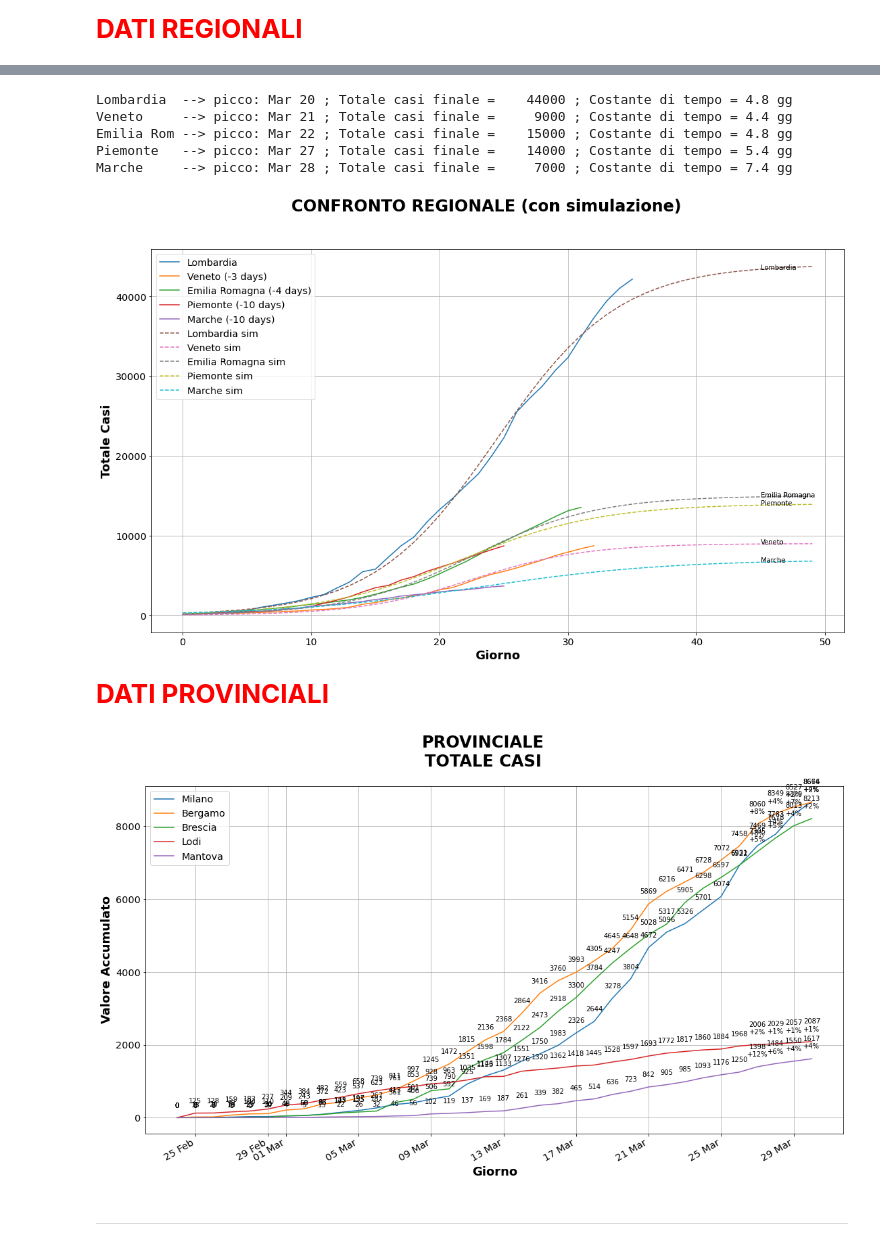
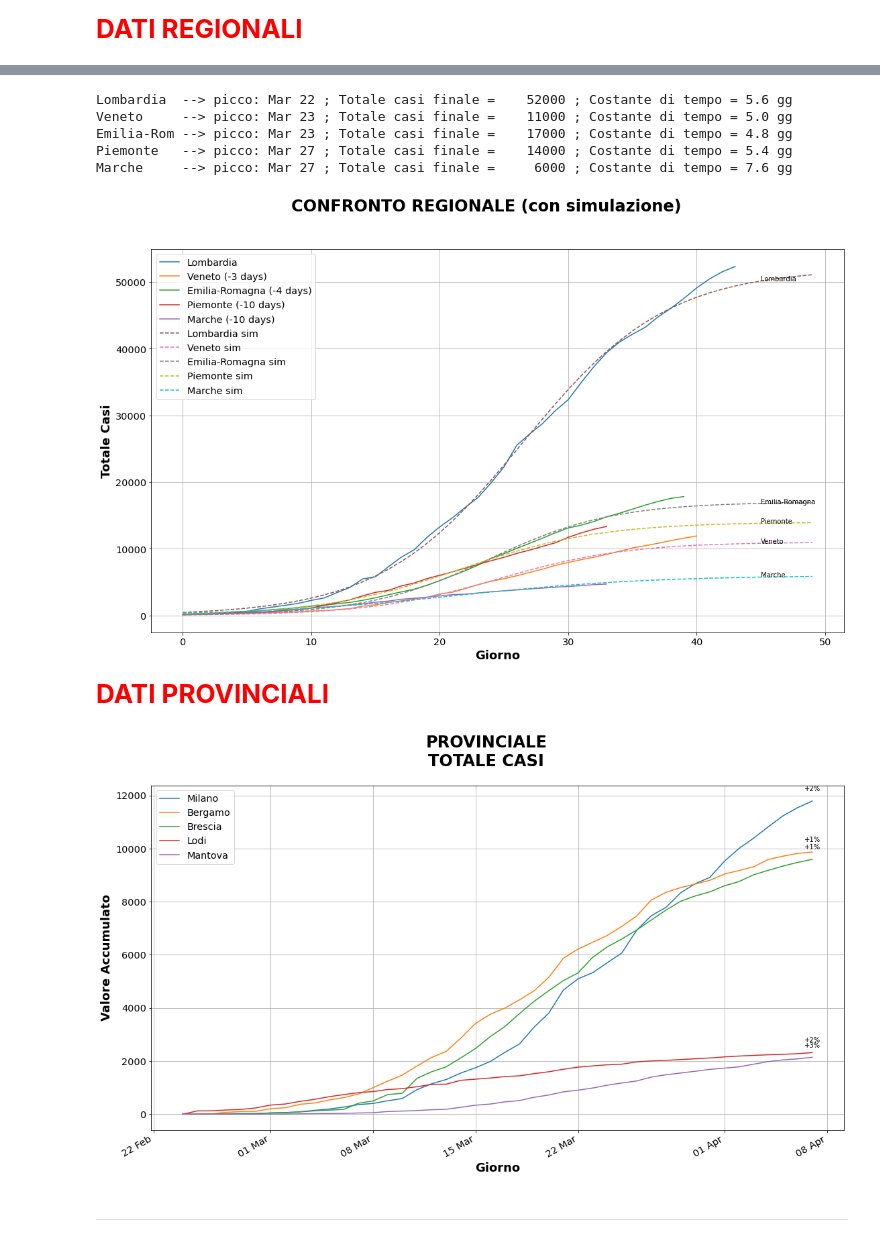
Before and after one commit to foppini975/covid19, a Jupyter notebook: Covid-19 Report.ipynb, the cells around one changed output, grey strips where cells are left out. Saved outputs shown, nothing was run; the diff lists cells and outputs as text; code cells hidden in the pictures.

```diff
--- a/Covid-19 Report.ipynb
+++ b/Covid-19 Report.ipynb
@@ -87,11 +132,11 @@ nuovi_deceduti[0]=0
 #myDates = [datetime.datetime.strptime(d,"%Y-%m-%d %H:%M:%S").date() for d in df['data']]
 myDates = [datetime.datetime.strptime(d,"%Y-%m-%dT%H:%M:%S").date() for d in df['data']]
 
-myValues_TAP_TD = [int(x)+int(y) for x,y in zip(df['totale_attualmente_positivi'], df['deceduti'])]
-myValues_TAP = [int(x) for x in df['totale_attualmente_positivi']]
+myValues_TAP_TD = [int(x)+int(y) for x,y in zip(df['totale_positivi'], df['deceduti'])]
+myValues_TAP = [int(x) for x in df['totale_positivi']]
 
-myValues_NAP_ND = [int(x)+int(y) for x,y in zip(df['nuovi_attualmente_positivi'], nuovi_deceduti)]
-myValues_NAP = [int(x) for x in df['nuovi_attualmente_positivi']]
+myValues_NAP_ND = [int(x)+int(y) for x,y in zip(df['variazione_totale_positivi'], nuovi_deceduti)]
+myValues_NAP = [int(x) for x in df['variazione_totale_positivi']]
 # %%
 def esperimenti_interpolazione():
     s2_dict = {"data": ["2020-03-22 18:00:00"],
@@ -188,10 +237,13 @@ df_shift_diff.drop(df.index[0]).tail()
 # %%
 r0_NAP = []
 for idx, value in enumerate(myValues_NAP):
-    if idx == 0:
-        r0_NAP.append(myValues_NAP[1] / myValues_NAP[0])
-    else:
-        r0_NAP.append(value / myValues_NAP[idx-1])
+    try:
+        if idx == 0:
+            r0_NAP.append(myValues_NAP[1] / myValues_NAP[0])
+        else:
+            r0_NAP.append(value / myValues_NAP[idx-1])
+    except ZeroDivisionError:
+        r0_NAP.append(0)
 # %%
 # title = 'DATI NAZIONALI\nTOTALE ATTUALMENTE POSITIVI + TOTALE DECEDUTI'
 # xlabel = 'Giorno'
@@ -456,11 +508,11 @@ def float_0(value):
     return v_float
 
 myRegions = [regione for regione in df_reg_latest['denominazione_regione']]
-myValues_NAP_ND = [int(df_reg_latest[df_reg_latest['denominazione_regione'] == regione]["nuovi_attualmente_positivi"]) + int(df_reg_latest[df_reg_latest['denominazione_regione'] == regione]["deceduti"]) - int(df_reg_latest_but_one[df_reg_latest_but_one['denominazione_regione'] == regione]["deceduti"]) for regione in df_reg_latest['denominazione_regione']]
-myValues_NAP = [int(df_reg_latest[df_reg_latest['denominazione_regione'] == regione]["nuovi_attualmente_positivi"]) for regione in df_reg_latest['denominazione_regione']]
-myValues_TAP_TD = [int(df_reg_latest[df_reg_latest['denominazione_regione'] == regione]["totale_attualmente_positivi"]) + int(df_reg_latest[df_reg_latest['denominazione_regione'] == regione]["deceduti"]) for regione in df_reg_latest['denominazione_regione']]
-myValues_TAP = [int(df_reg_latest[df_reg_latest['denominazione_regione'] == regione]["totale_attualmente_positivi"]) for regione in df_reg_latest['denominazione_regione']]
-r0_NAP = [float(df_reg_latest[df_reg_latest['denominazione_regione'] == regione]["nuovi_attualmente_positivi"])/float_0(df_reg_latest_but_one[df_reg_latest_but_one['denominazione_regione'] == regione]["nuovi_attualmente_positivi"]) for regione in df_reg_latest['denominazione_regione']]
+myValues_NAP_ND = [int(df_reg_latest[df_reg_latest['denominazione_regione'] == regione]["variazione_totale_positivi"]) + int(df_reg_latest[df_reg_latest['denominazione_regione'] == regione]["deceduti"]) - int(df_reg_latest_but_one[df_reg_latest_but_one['denominazione_regione'] == regione]["deceduti"]) for regione in df_reg_latest['denominazione_regione']]
+myValues_NAP = [int(df_reg_latest[df_reg_latest['denominazione_regione'] == regione]["variazione_totale_positivi"]) for regione in df_reg_latest['denominazione_regione']]
+myValues_TAP_TD = [int(df_reg_latest[df_reg_latest['denominazione_regione'] == regione]["totale_positivi"]) + int(df_reg_latest[df_reg_latest['denominazione_regione'] == regione]["deceduti"]) for regione in df_reg_latest['denominazione_regione']]
+myValues_TAP = [int(df_reg_latest[df_reg_latest['denominazione_regione'] == regione]["totale_positivi"]) for regione in df_reg_latest['denominazione_regione']]
+r0_NAP = [float(df_reg_latest[df_reg_latest['denominazione_regione'] == regione]["variazione_totale_positivi"])/float_0(df_reg_latest_but_one[df_reg_latest_but_one['denominazione_regione'] == regione]["variazione_totale_positivi"]) for regione in df_reg_latest['denominazione_regione']]
 
 myValues_NAP_ND_sorted = sorted(myValues_NAP_ND, reverse=True)
 myValues_NAP_sorted = [x for _,x in sorted(zip(myValues_NAP_ND,myValues_NAP), reverse=True)]
@@ -847,13 +899,13 @@ ax.set_xlabel('Giorno', horizontalalignment='center', fontsize=18, fontweight='b
 ax.set_ylabel('Totale Casi', fontsize=18, fontweight='bold')
 
 #for regione in regioni:
-for regione in ['Lombardia', 'Veneto', 'Emilia Romagna', 'Piemonte', 'Marche']:
+for regione in ['Lombardia', 'Veneto', 'Emilia-Romagna', 'Piemonte', 'Marche']:
     if regioni[regione] == min_offset:
         ax.plot(df_plot[regione][0:len(df_plot[regione])-regioni[regione]], label="{}".format(regione))
     else:
         ax.plot(df_plot[regione][0:len(df_plot[regione])-regioni[regione]], label="{} (-{} days)".format(regione, regioni[regione] - min_offset))
 
-for regione in ['Lombardia', 'Veneto', 'Emilia Romagna', 'Piemonte', 'Marche']:
+for regione in ['Lombardia', 'Veneto', 'Emilia-Romagna', 'Piemonte', 'Marche']:
     ax.plot(df_sim[regione], label = "{} sim".format(regione), linestyle='dashed')
     text_x_pos = int(.9 * len(df_sim[regione]))
     text_y_pos = int(df_sim[regione][text_x_pos])
@@ -866,12 +918,12 @@ ax.legend()
 
 plt.show()
 # %% [output]
-Lombardia  --> picco: Mar 20 ; Totale casi finale =    44000 ; Costante di tempo = 4.8 gg
-Veneto     --> picco: Mar 21 ; Totale casi finale =     9000 ; Costante di tempo = 4.4 gg
-Emilia Rom --> picco: Mar 22 ; Totale casi finale =    15000 ; Costante di tempo = 4.8 gg
+Lombardia  --> picco: Mar 22 ; Totale casi finale =    52000 ; Costante di tempo = 5.6 gg
+Veneto     --> picco: Mar 23 ; Totale casi finale =    11000 ; Costante di tempo = 5.0 gg
+Emilia-Rom --> picco: Mar 23 ; Totale casi finale =    17000 ; Costante di tempo = 4.8 gg
 Piemonte   --> picco: Mar 27 ; Totale casi finale =    14000 ; Costante di tempo = 5.4 gg
-Marche     --> picco: Mar 28 ; Totale casi finale =     7000 ; Costante di tempo = 7.4 gg
+Marche     --> picco: Mar 27 ; Totale casi finale =     6000 ; Costante di tempo = 7.6 gg
-[figure, old version]
+[figure, new version]
 # %%
 # provincial data staging
 PROV_JSON_URL = "https://raw.githubusercontent.com/pcm-dpc/COVID-19/master/dati-json/dpc-covid19-ita-province.json"
@@ -896,37 +948,41 @@ ax.set_xlabel('Giorno', horizontalalignment='center', fontsize=18, fontweight='b
 ax.set_ylabel('Valore Accumulato', fontsize=18, fontweight='bold')
 
 for provincia in Provinces:
     #myDates = [datetime.datetime.strptime(d,"%Y-%m-%d %H:%M:%S").date() for d in df_prov[df_prov['denominazione_provincia'] == provincia]['data']]
     myDates = [datetime.datetime.strptime(d,"%Y-%m-%dT%H:%M:%S").date() for d in df_prov[df_prov['denominazione_provincia'] == provincia]['data']]
     myValues = df_prov[df_prov['denominazione_provincia'] == provincia]["totale_casi"].values
     ax.plot(myDates, myValues, label=provincia)
     for idx,d in enumerate(myDates):
         x = myDates[idx]
         y = myValues[idx]
-        if idx < len(myDates)-4:
-            label = "{}".format(myValues[idx])
+        #if idx < len(myDates)-4:
+        #    label = "{}".format(myValues[idx])
+        #else:
+        #    label = "{}\n+{:.0f}%".format(myValues[idx], 100*(myValues[idx]-myValues[idx-1])/myValues[idx-1])
+        if idx == len(myDates)-1:
+            label = "+{:.0f}%".format(100*(myValues[idx]-myValues[idx-1])/myValues[idx-1])
         else:
-            label = "{}\n+{:.0f}%".format(myValues[idx], 100*(myValues[idx]-myValues[idx-1])/myValues[idx-1])
+            label = ""
 
         plt.annotate(label, # this is the text
                      (x,y), # this is the point to label
                      textcoords="offset points", # how to position the text
                      xytext=(0,15), # distance from text to points (x,y)
                      ha='center') # horizontal alignment can be left, right or center
 
 myFmt = DateFormatter("%d %b")
 ax.xaxis.set_major_formatter(myFmt)
 
 ## Rotate date labels automatically
 fig.autofmt_xdate()
 
 ax.grid(True)
 ax.legend()
 
 plt.show()
 printmd("<HR>")
 # %% [output]
-[figure, old version]
+[figure, new version]
 <HR>
 # %%
 timestamp = datetime.datetime.now().strftime("%m/%d/%Y, %H:%M:%S")
```
Also changed, not shown: parts of 19 cells of this notebook, 1 other file.
